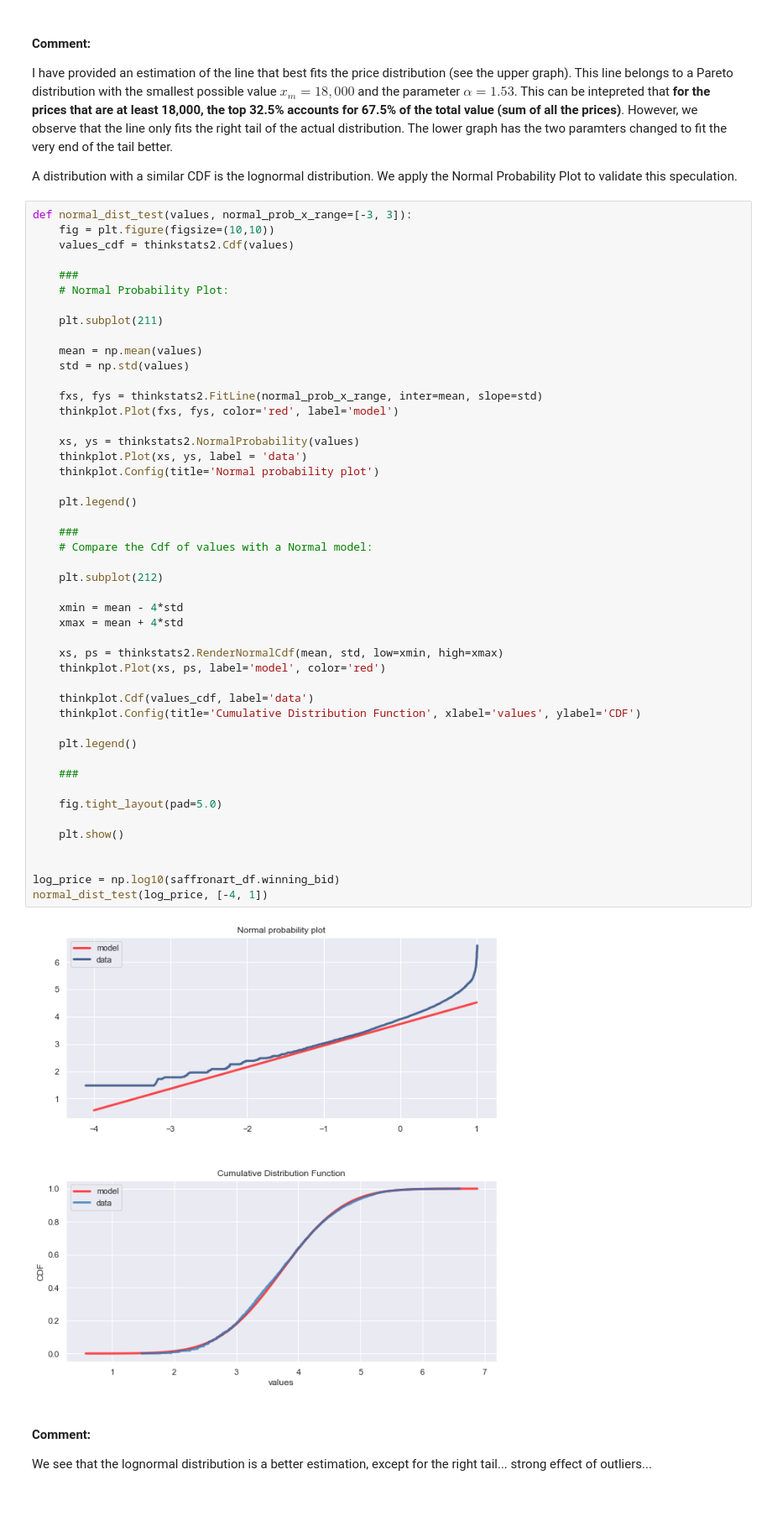
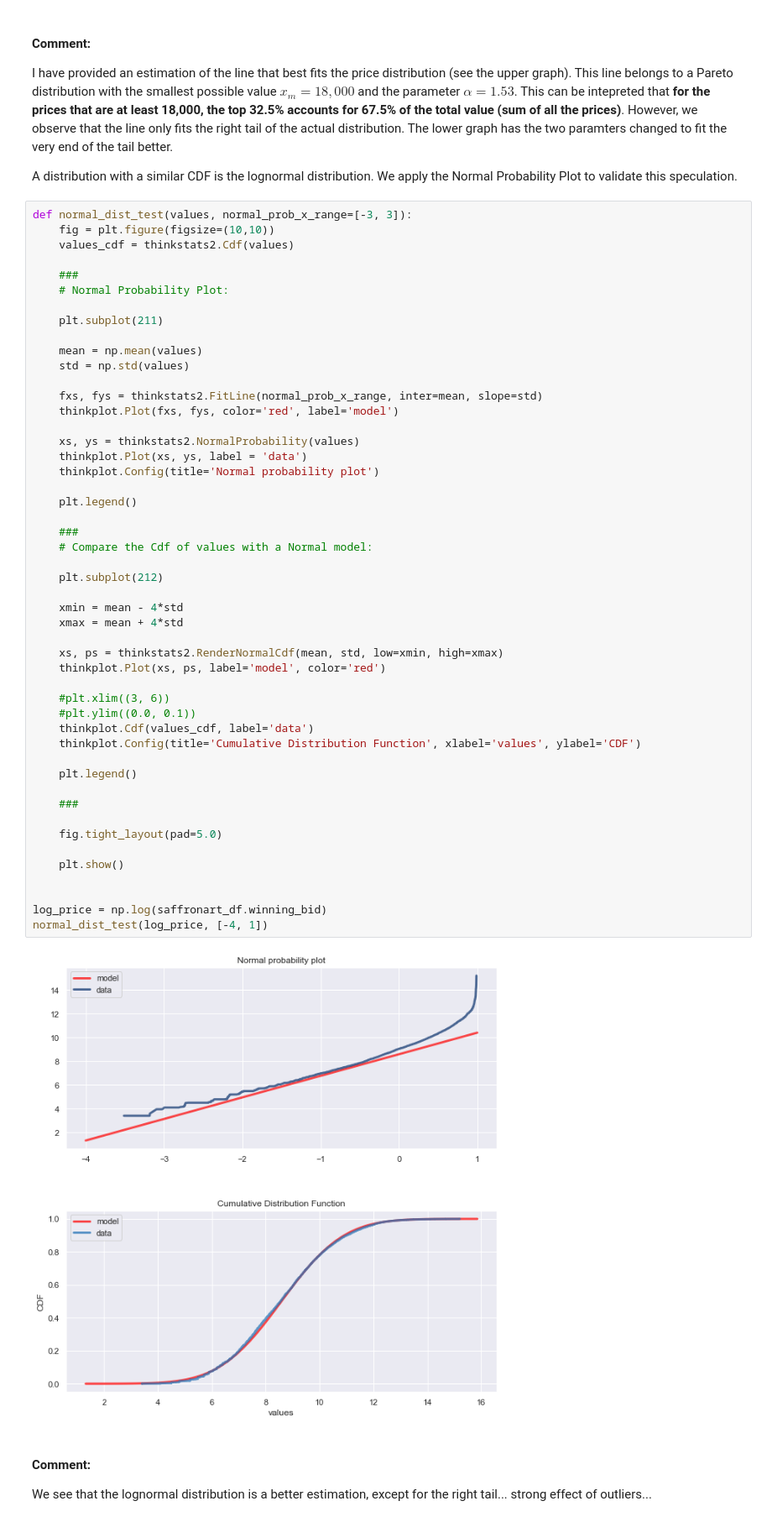
Before and after one commit to dcaohuu18/saffronart_stats_analysis, a Jupyter notebook: distributions.ipynb, the cells around one changed output. Shown: that part at 84% size. Cells and saved outputs as stored; diff of their text form.

```diff
--- a/distributions.ipynb
+++ b/distributions.ipynb
@@ -221,35 +235,37 @@ def normal_dist_test(values, normal_prob_x_range=[-3, 3]):
     thinkplot.Plot(xs, ys, label = 'data')
     thinkplot.Config(title='Normal probability plot')
 
     plt.legend()
 
     ###
     # Compare the Cdf of values with a Normal model:
 
     plt.subplot(212)
 
     xmin = mean - 4*std
     xmax = mean + 4*std
 
     xs, ps = thinkstats2.RenderNormalCdf(mean, std, low=xmin, high=xmax)
     thinkplot.Plot(xs, ps, label='model', color='red')
 
+    #plt.xlim((3, 6))
+    #plt.ylim((0.0, 0.1))
     thinkplot.Cdf(values_cdf, label='data')
     thinkplot.Config(title='Cumulative Distribution Function', xlabel='values', ylabel='CDF')
 
     plt.legend()
 
     ###
 
     fig.tight_layout(pad=5.0)
 
     plt.show()
 
 
-log_price = np.log10(saffronart_df.winning_bid)
+log_price = np.log(saffronart_df.winning_bid)
 normal_dist_test(log_price, [-4, 1])
 # %% [output]
-[figure, old version]
+[figure, new version]
 # %% [markdown]
 #### Comment:
 We see that the lognormal distribution is a better estimation, except for the right tail... strong effect of outliers...
```
Also changed, not shown: parts of 9 cells of this notebook.
